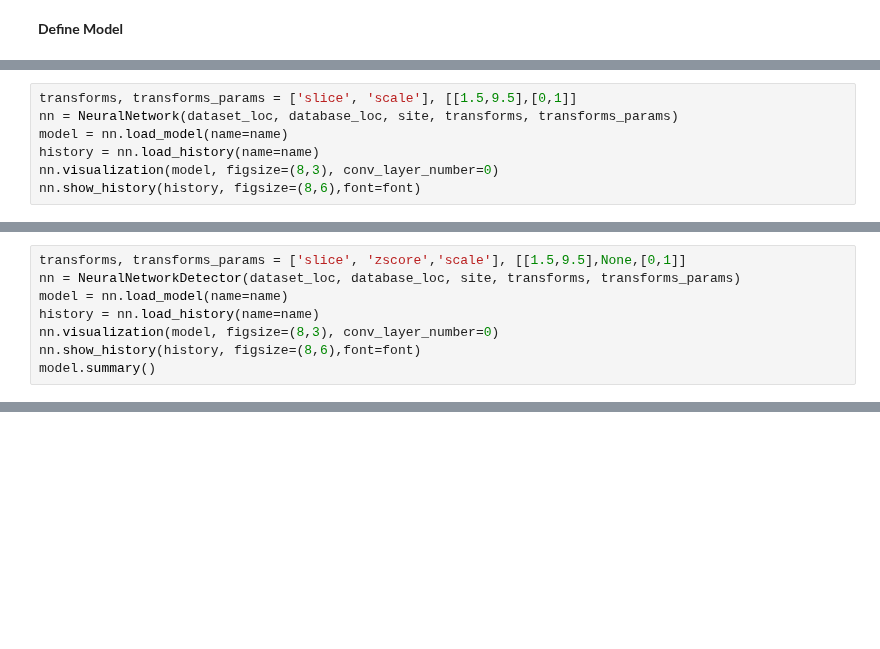
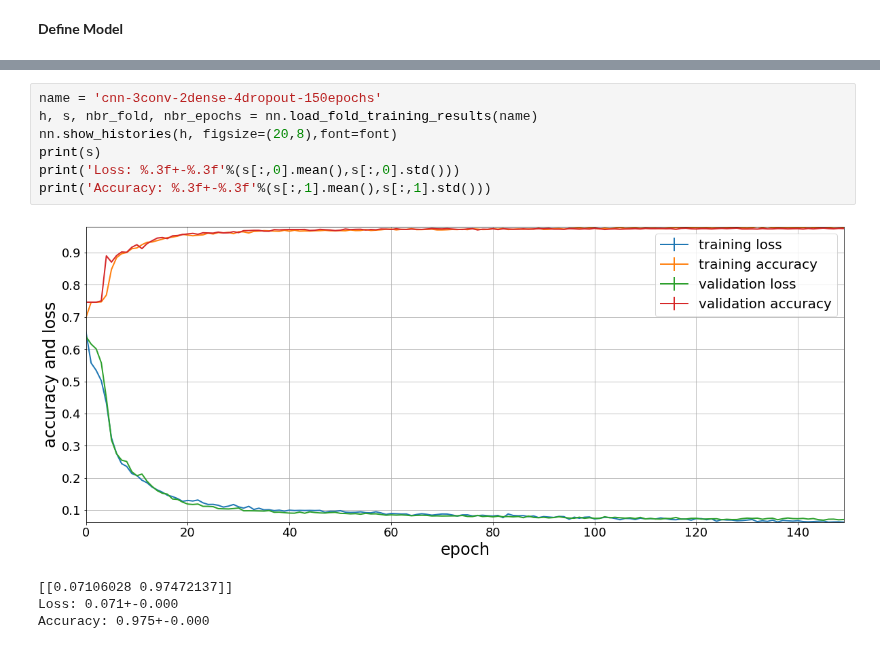
Before and after one commit to Kojey/MSc-whistler-waves-detector, a Jupyter notebook: ipy/report/chapter6_1.ipynb, the cells around one changed output, grey strips where cells are left out. Saved outputs shown, nothing was run; the diff lists cells and outputs as text; blank space fills up the shorter version.

```diff
--- a/ipy/report/chapter6_1.ipynb
+++ b/ipy/report/chapter6_1.ipynb
@@ -244,7 +247,0 @@ nn.visualization(model, figsize=(8,3), conv_layer_number=0)
-# %%
-transforms, transforms_params = ['slice', 'scale'], [[1.5,9.5],[0,1]]
-nn = NeuralNetwork(dataset_loc, database_loc, site, transforms, transforms_params)
-model = nn.load_model(name=name)
-history = nn.load_history(name=name)
-nn.visualization(model, figsize=(8,3), conv_layer_number=0)
-nn.show_history(history, figsize=(8,6),font=font)
@@ -255,8 +247,0 @@ nn.show_history(history, figsize=(8,6),font=font)
-# %%
-transforms, transforms_params = ['slice', 'zscore','scale'], [[1.5,9.5],None,[0,1]]
-nn = NeuralNetworkDetector(dataset_loc, database_loc, site, transforms, transforms_params)
-model = nn.load_model(name=name)
-history = nn.load_history(name=name)
-nn.visualization(model, figsize=(8,3), conv_layer_number=0)
-nn.show_history(history, figsize=(8,6),font=font)
-model.summary()
@@ -288,0 +303,12 @@ f,t
+# %%
+name = 'cnn-3conv-2dense-4dropout-150epochs'
+h, s, nbr_fold, nbr_epochs = nn.load_fold_training_results(name)
+nn.show_histories(h, figsize=(20,8),font=font)
+print(s)
+print('Loss: %.3f+-%.3f'%(s[:,0].mean(),s[:,0].std()))
+print('Accuracy: %.3f+-%.3f'%(s[:,1].mean(),s[:,1].std()))
+# %% [output]
+[figure, added]
+[[0.07106028 0.97472137]]
+Loss: 0.071+-0.000
+Accuracy: 0.975+-0.000
```
Also changed, not shown: parts of 26 cells of this notebook, 4 other files.
